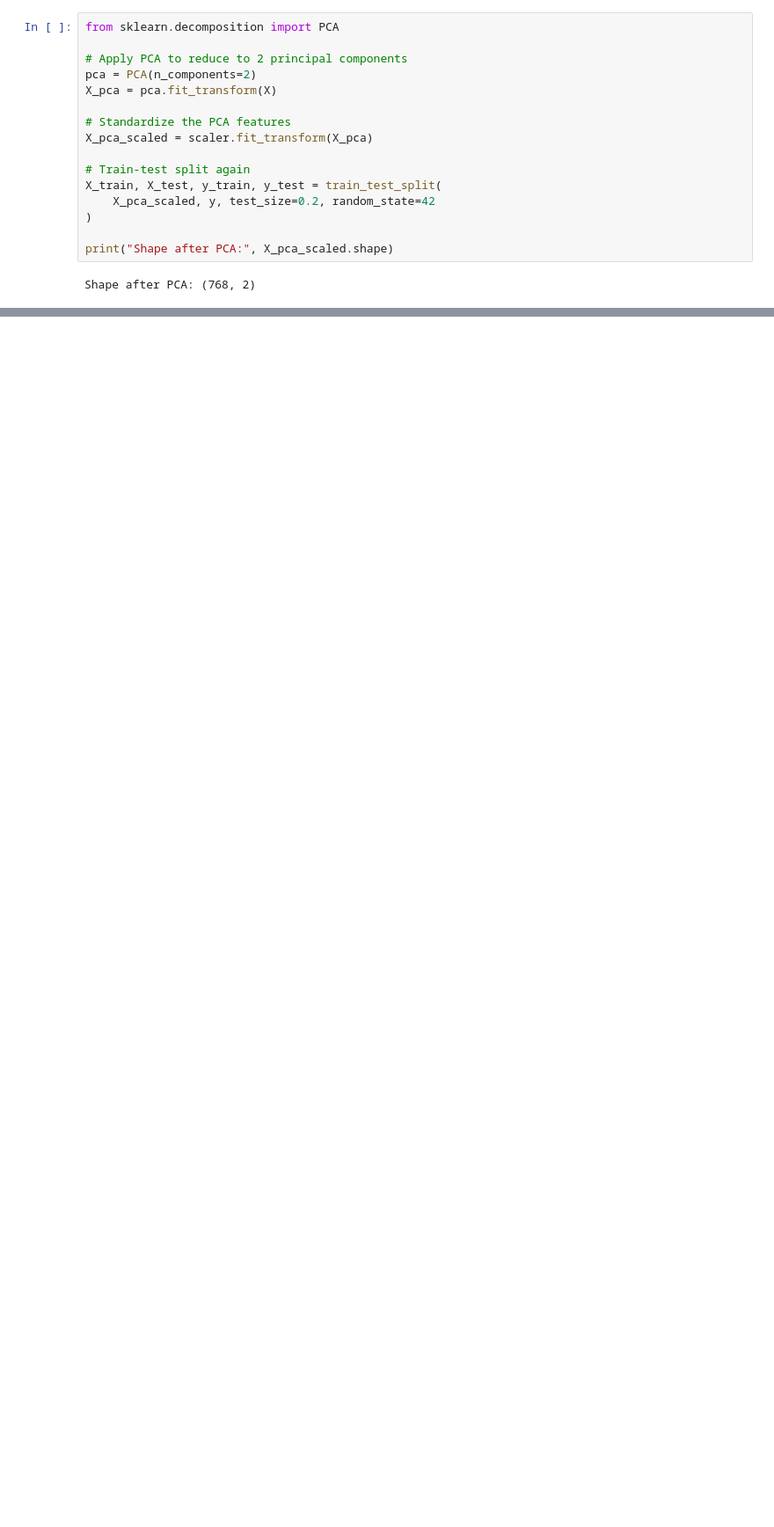
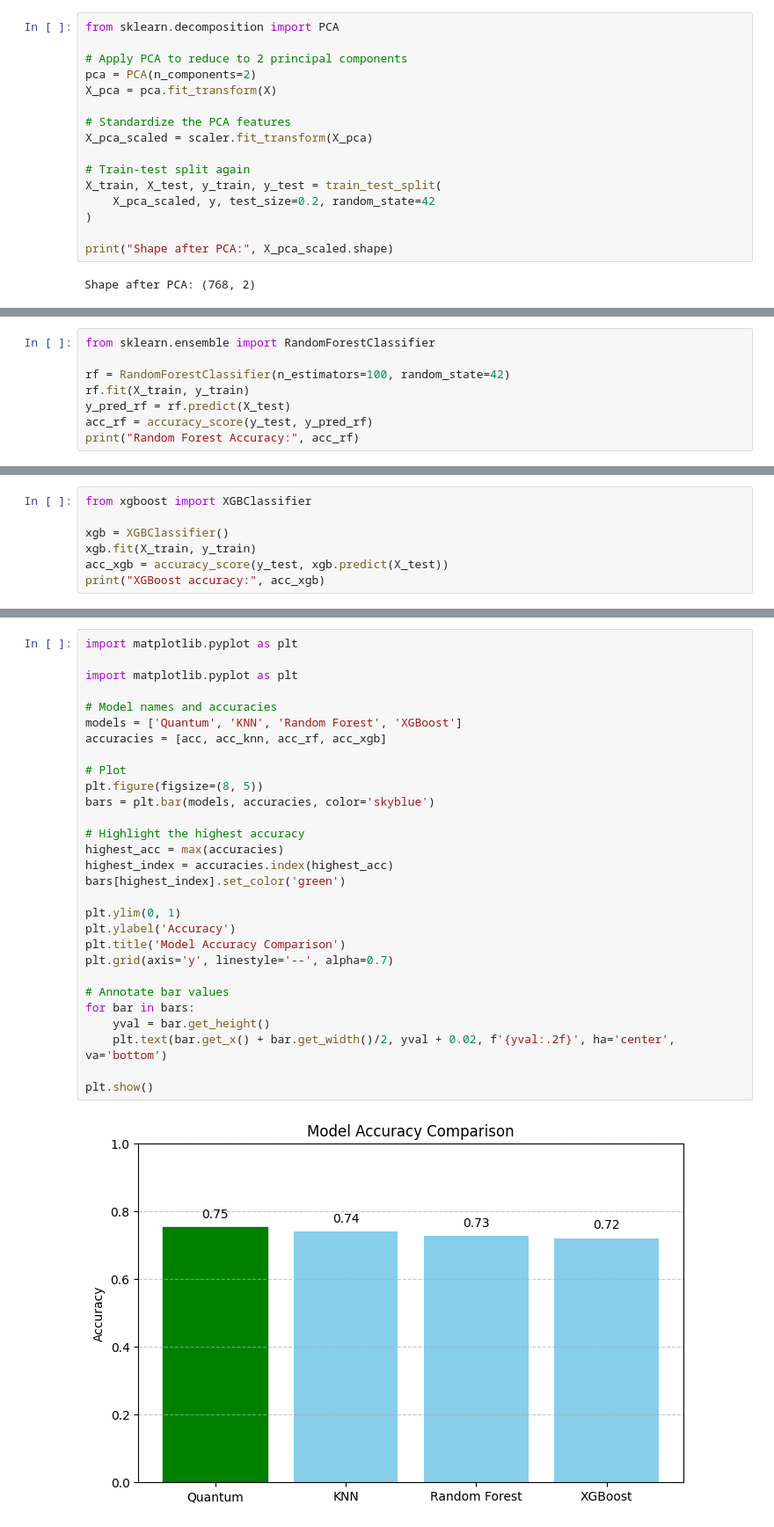
Before and after one commit to AIbyMohini/Quantum-Health-Classifier, a Jupyter notebook: Quantum_Classifier_Healthcare.ipynb, the cells around one changed output, grey strips where cells are left out. Shown: that part at 88% size. Drawn from its saved outputs; the diff is of its cells as text; blank space fills up the shorter version.

```diff
--- a/Quantum_Classifier_Healthcare.ipynb
+++ b/Quantum_Classifier_Healthcare.ipynb
@@ -136,0 +175,8 @@ plt.show()
+# %%
+from sklearn.ensemble import RandomForestClassifier
+
+rf = RandomForestClassifier(n_estimators=100, random_state=42)
+rf.fit(X_train, y_train)
+y_pred_rf = rf.predict(X_test)
+acc_rf = accuracy_score(y_test, y_pred_rf)
+print("Random Forest Accuracy:", acc_rf)
@@ -136,0 +234,7 @@ plt.show()
+# %%
+from xgboost import XGBClassifier
+
+xgb = XGBClassifier()
+xgb.fit(X_train, y_train)
+acc_xgb = accuracy_score(y_test, xgb.predict(X_test))
+print("XGBoost accuracy:", acc_xgb)
@@ -136,0 +243,31 @@ plt.show()
+# %%
+import matplotlib.pyplot as plt
+
+import matplotlib.pyplot as plt
+
+# Model names and accuracies
+models = ['Quantum', 'KNN', 'Random Forest', 'XGBoost']
+accuracies = [acc, acc_knn, acc_rf, acc_xgb]
+
+# Plot
+plt.figure(figsize=(8, 5))
+bars = plt.bar(models, accuracies, color='skyblue')
+
+# Highlight the highest accuracy
+highest_acc = max(accuracies)
+highest_index = accuracies.index(highest_acc)
+bars[highest_index].set_color('green')
+
+plt.ylim(0, 1)
+plt.ylabel('Accuracy')
+plt.title('Model Accuracy Comparison')
+plt.grid(axis='y', linestyle='--', alpha=0.7)
+
+# Annotate bar values
+for bar in bars:
+    yval = bar.get_height()
+    plt.text(bar.get_x() + bar.get_width()/2, yval + 0.02, f'{yval:.2f}', ha='center', va='bottom')
+
+plt.show()
+# %% [output]
+[figure, added]
```
Also changed, not shown: parts of 9 cells of this notebook.
